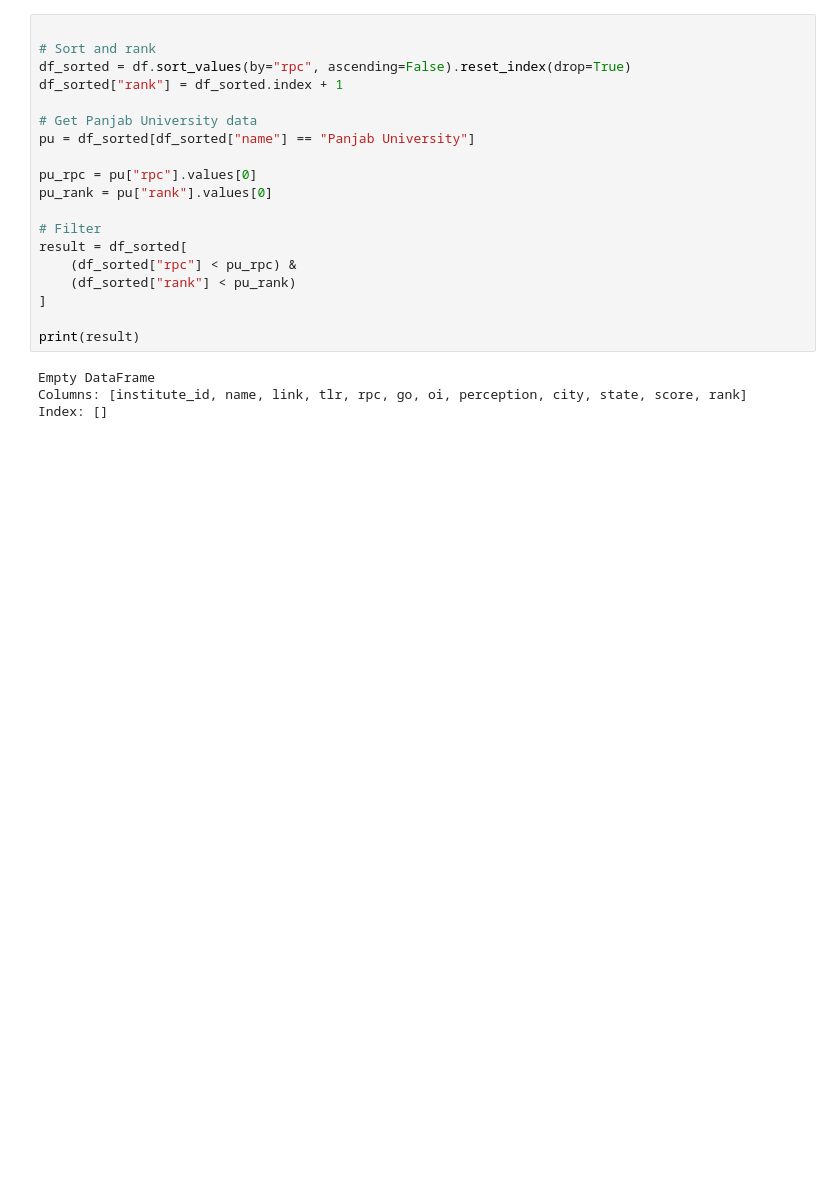
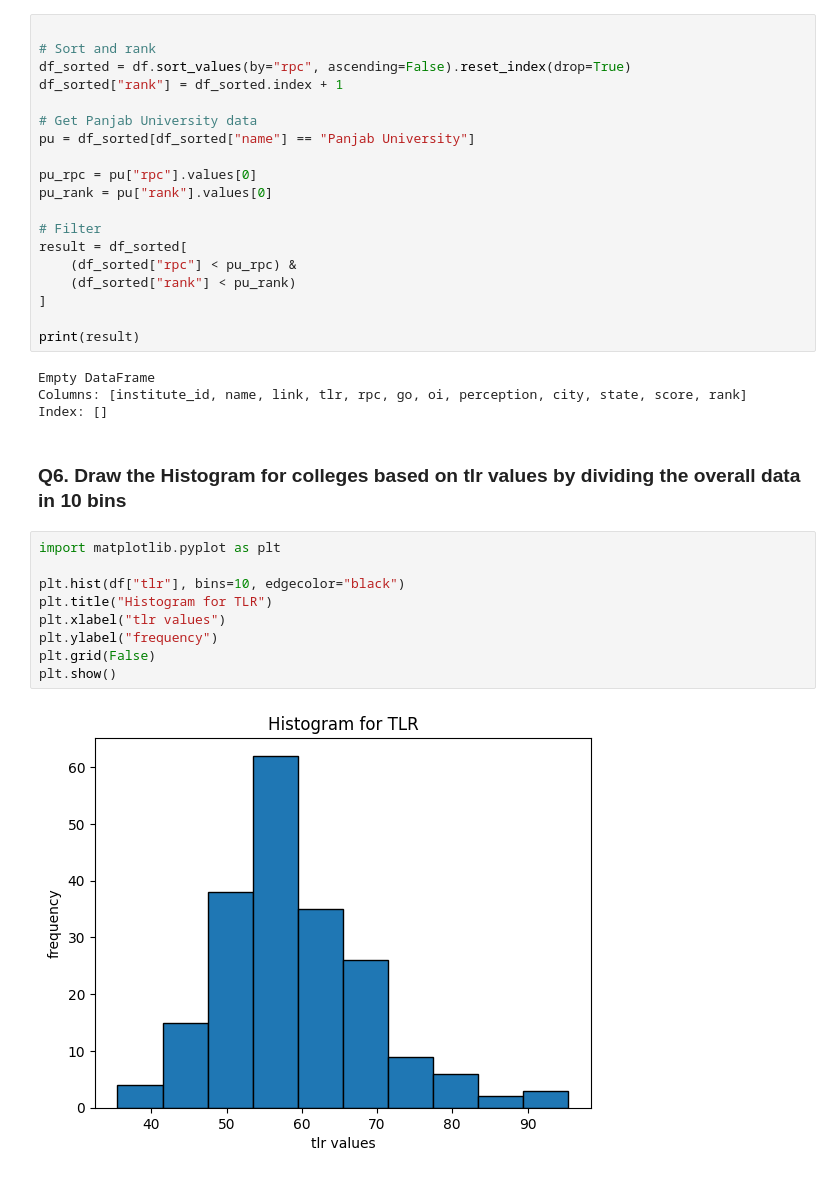
Before and after one commit to PrashantChoudhary13579/Machine-learning-, a Jupyter notebook: LAB_4/exercise_6(2).ipynb, the cells around one changed output. Drawn from its saved outputs; the diff is of its cells as text; blank space fills up the shorter version.

```diff
--- a/LAB_4/exercise_6(2).ipynb
+++ b/LAB_4/exercise_6(2).ipynb
@@ -179,3 +195,16 @@ print(result)
 Empty DataFrame
 Columns: [institute_id, name, link, tlr, rpc, go, oi, perception, city, state, score, rank]
 Index: []
+# %% [markdown]
+### Q6. Draw the Histogram for colleges based on tlr values by dividing the overall data in 10 bins
+# %%
+import matplotlib.pyplot as plt
+
+plt.hist(df["tlr"], bins=10, edgecolor="black")
+plt.title("Histogram for TLR")
+plt.xlabel("tlr values")
+plt.ylabel("frequency")
+plt.grid(False)
+plt.show()
+# %% [output]
+[figure, added]
```
Also changed, not shown: parts of 6 cells of this notebook.
